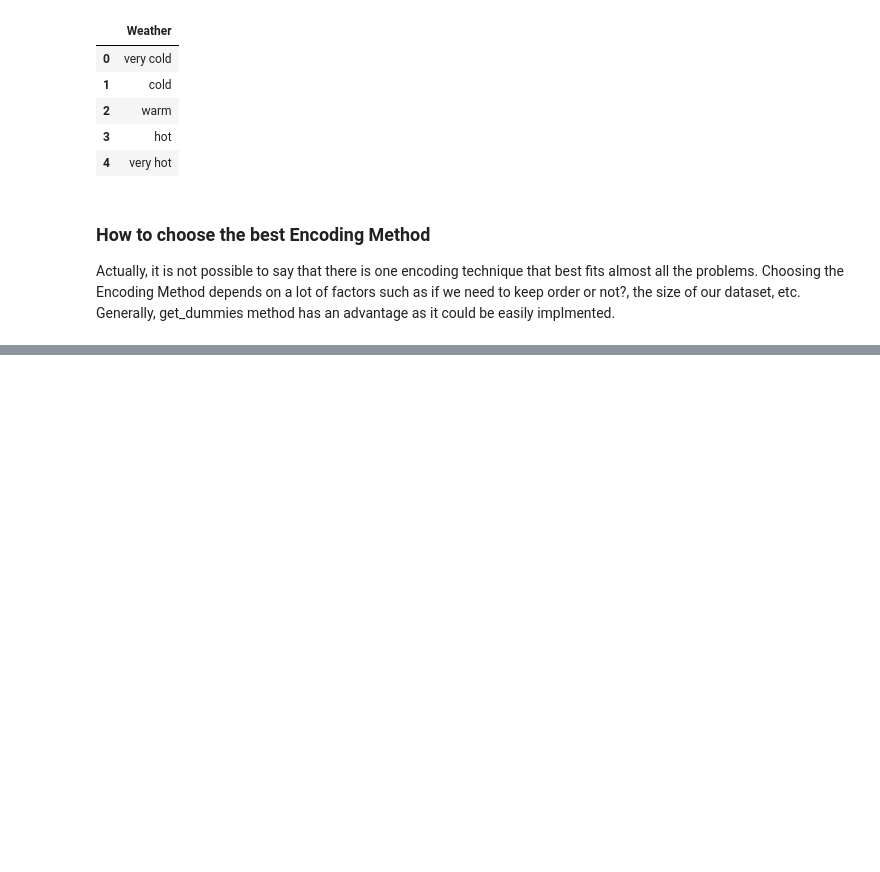
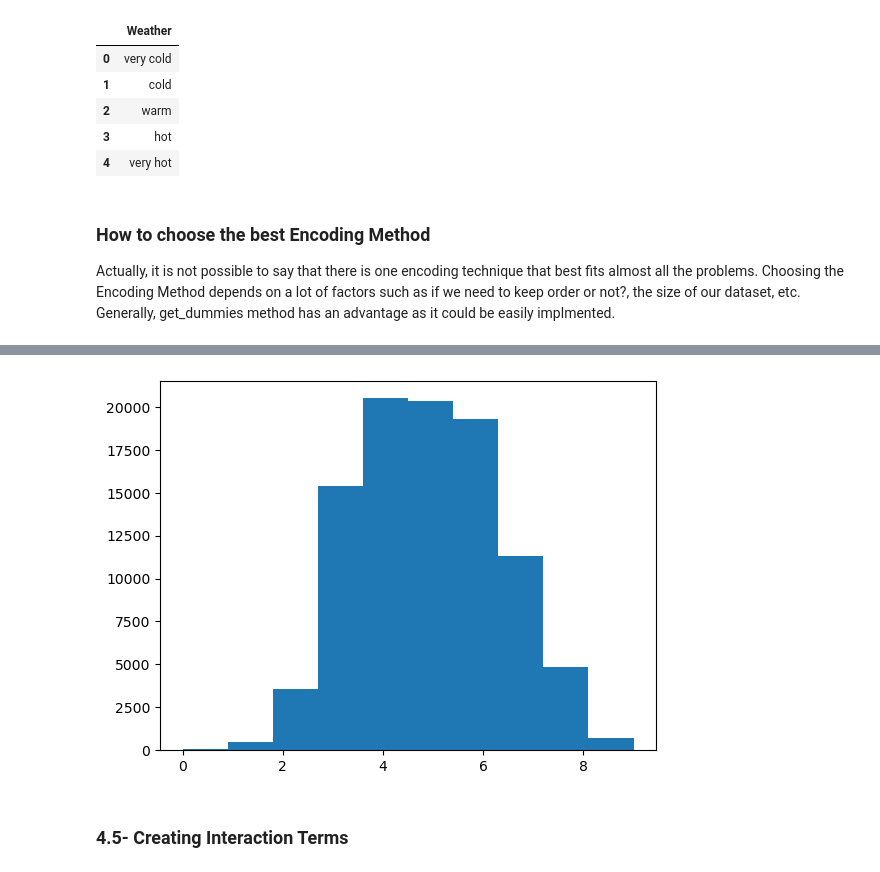
Before and after one commit to badiaamakhlouf/Feature_Engineering_And_Extraction, a Jupyter notebook: feature_engineering_and_variable_transormation.ipynb, the cells around one changed output, grey strips where cells are left out. Cells and saved outputs as stored; diff of their text form; code cells hidden in the pictures; blank space fills up the shorter version.

```diff
--- a/feature_engineering_and_variable_transormation.ipynb
+++ b/feature_engineering_and_variable_transormation.ipynb
@@ -512,0 +520,3 @@ Generally, get_dummies method has an advantage as it could be easily implmented.
+# %%
+select_bins=df_select[['Temperature (C)']]
+select_bins
@@ -512,0 +537,4 @@ Generally, get_dummies method has an advantage as it could be easily implmented.
+# %%
+kbins = KBinsDiscretizer(n_bins=10, encode='ordinal', strategy='uniform')
+data_trans = kbins.fit_transform(select_bins)
+data_trans
@@ -512,0 +549,7 @@ Generally, get_dummies method has an advantage as it could be easily implmented.
+# %%
+pyplot.hist(data_trans, bins=10)
+pyplot.show()
+# %% [output]
+[figure, added]
+# %% [markdown]
+### 4.5- Creating Interaction Terms
```
Also changed, not shown: parts of 46 cells of this notebook.
